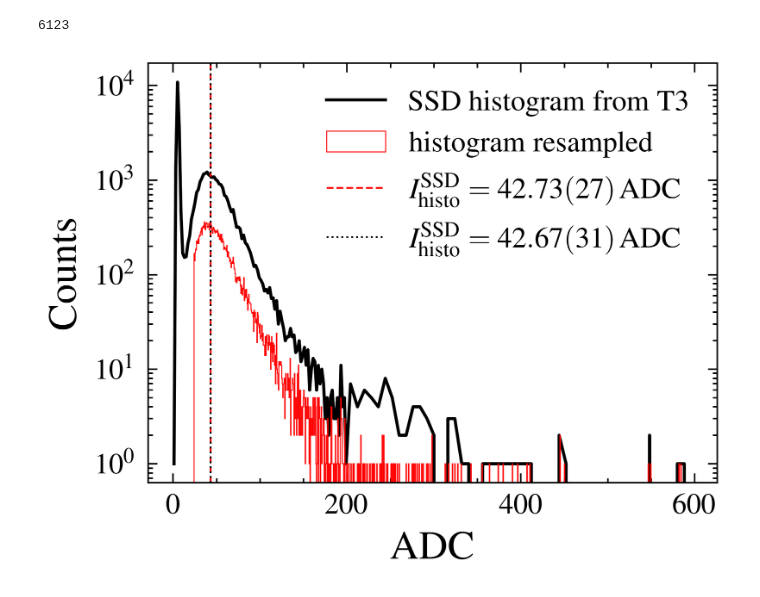
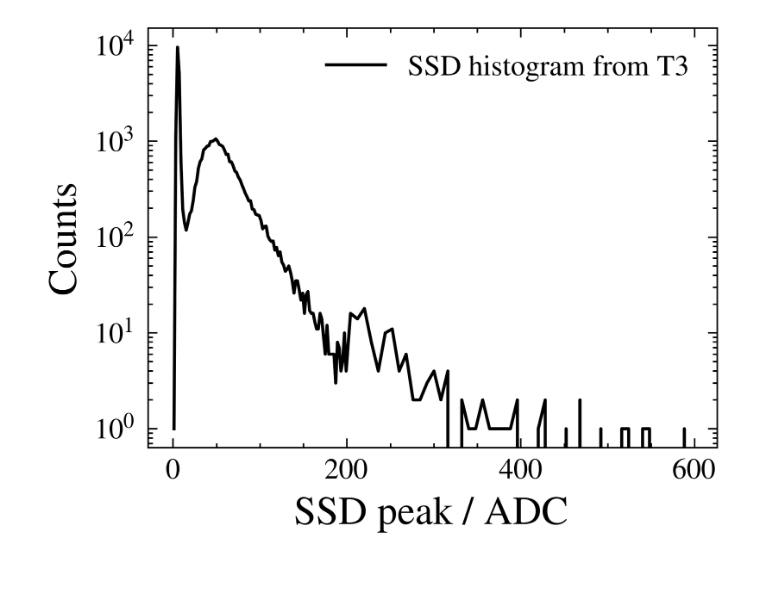
Before and after one commit to Quizznor/phd-thesis, a Jupyter notebook: Projects/SSDOnlineCalib/CheckMonitHistos/GAP_note/ssd_histos.ipynb, the cells around one changed output. Drawn from its saved outputs; the diff is of its cells as text; code cells hidden in the pictures.

```diff
--- a/Projects/SSDOnlineCalib/CheckMonitHistos/GAP_note/ssd_histos.ipynb
+++ b/Projects/SSDOnlineCalib/CheckMonitHistos/GAP_note/ssd_histos.ipynb
@@ -82,27 +84,29 @@ with open('/cr/users/filip/Data/SDMonitHistos/all.txt', 'r') as infile:
         event = infile.readline()
 
         ID, timestamp, *histo = [int(x) for x in event.split()]
-        print(ID, end='\r')
+        # print(ID, end='\r')
 
-        histo_resampled = make_histo(histo)
-        mip = make_histo_fit(histo_resampled)
-        mip, dmip = mip.n, mip.std_dev
+        # histo_resampled = make_histo(histo)
+        # mip = make_histo_fit(histo_resampled)
+        # mip, dmip = mip.n, mip.std_dev
 
-        (a, b, c), pp = curve_fit(parabola, ADC[12:40], np.log(histo[12:40]),
-                        bounds=[[-np.inf, 0, 0],[0, np.inf, np.inf]],
-                        p0=[-1000, 1, 1e3],
-                        check_finite=True)
+        # (a, b, c), pp = curve_fit(parabola, ADC[12:40], np.log(histo[12:40]),
+        #                 bounds=[[-np.inf, 0, 0],[0, np.inf, np.inf]],
+        #                 p0=[-1000, 1, 1e3],
+        #                 check_finite=True)
 
-        if dmip > 100 or int(-b/(2*a)) != int(mip): continue
+        # if dmip > 100 or int(-b/(2*a)) != int(mip): continue
 
         plt.plot(ADC, histo, label='SSD histogram from T3')
-        plt.hist(histo_resampled, histtype='step', bins=1000, lw=0.3, label='histogram resampled')
-        plt.axvline(mip, c='r', ls='--', label=f"$I^\mathrm{{SSD}}_\mathrm{{histo}} = {mip:.2f}({1e2*dmip:.0f})\,\mathrm{{ADC}}$", lw=0.6)
-        plt.axvline(-b/(2*a), c='k', ls=':', label=f"$I^\mathrm{{SSD}}_\mathrm{{histo}} = {-b/(2*a):.2f}(31)\,\mathrm{{ADC}}$", lw=0.6)
+        # plt.hist(histo_resampled, histtype='step', bins=1000, lw=0.3, label='histogram resampled')
+        # plt.axvline(mip, c='r', ls='--', label=f"$I^\mathrm{{SSD}}_\mathrm{{histo}} = {mip:.2f}({1e2*dmip:.0f})\,\mathrm{{ADC}}$", lw=0.6)
+        # plt.axvline(-b/(2*a), c='k', ls=':', label=f"$I^\mathrm{{SSD}}_\mathrm{{histo}} = {-b/(2*a):.2f}(31)\,\mathrm{{ADC}}$", lw=0.6)
         plt.ylabel('Counts')
-        plt.xlabel('ADC')
+        plt.xlabel('SSD peak / ADC')
         plt.yscale('log')
         plt.legend()
 
         break
+
+plt.savefig('/cr/users/filip/plots/UubRandoms/histograms/T3_example')
 # %% [output]
@@ -114,2 +118 @@ with open('/cr/users/filip/Data/SDMonitHistos/all.txt', 'r') as infile:
-6123
-[figure, old version]
+[figure, new version]
```
Also changed, not shown: parts of 2 cells of this notebook, 17 other files.
